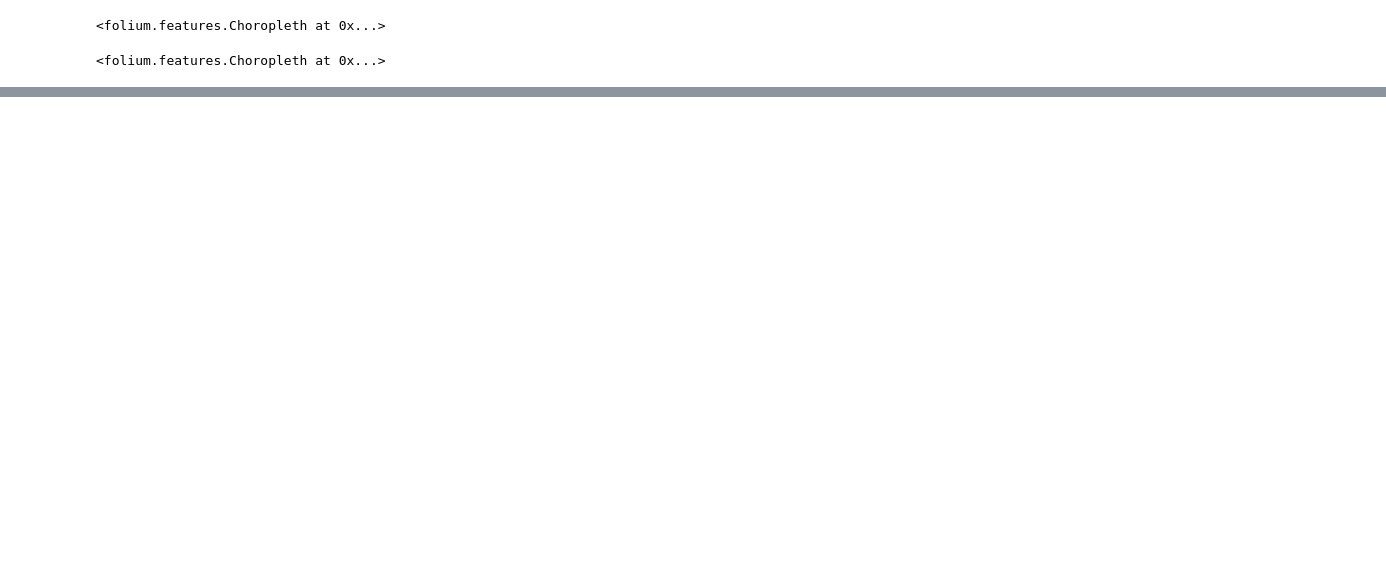
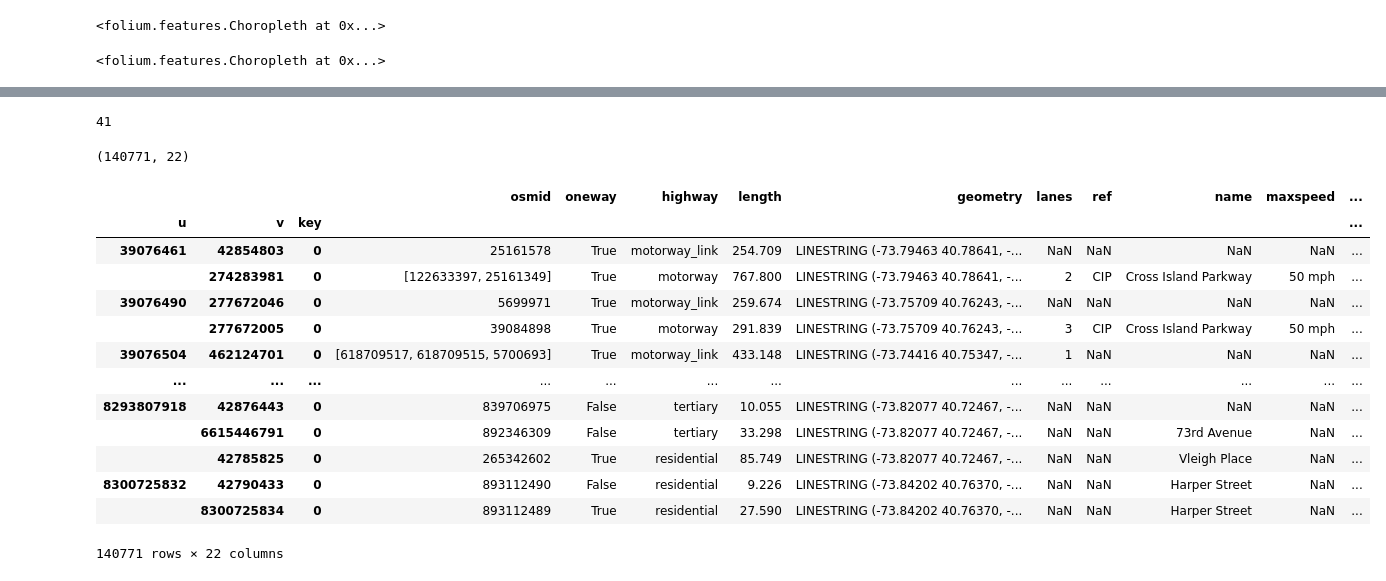
Before and after one commit to jcoumont/nyc-navigation, a Jupyter notebook: playground/OSM_2.ipynb, the cells around one changed output, grey strips where cells are left out. Cells and saved outputs as stored; diff of their text form; code cells hidden in the pictures; blank space fills up the shorter version.

Commit message:
sjoin stack

```diff
--- a/playground/OSM_2.ipynb
+++ b/playground/OSM_2.ipynb
@@ -183,0 +226,2 @@ map_nyc
+# %%
+merged = gpd.sjoin(ec, gdf3, how="left", op='intersects')
@@ -183,0 +250,31 @@ map_nyc
+# %%
+print(140812-140771)
+# %% [output]
+41
+# %%
+merged['geometry_str'] = merged['geometry'].apply(lambda x: str(x))
+# %%
+merged = merged.drop_duplicates(subset="geometry_str", keep="first")
+# %%
+merged = merged.drop("geometry_str", axis=1)
+# %%
+merged.shape
+# %% [output]
+(140771, 22)
+# %%
+merged[merged['accidents'].isna()]
+# %% [output]
+|  |  |  | osmid | oneway | highway | length | geometry | lanes | ref | name | maxspeed | ... |
+| u | v | key |  |  |  |  |  |  |  |  |  | ... |
+| 39076461 | 42854803 | 0 | 25161578 | True | motorway_link | 254.709 | LINESTRING (-73.79463 40.78641, -... | NaN | NaN | NaN | NaN | ... |
+|  | 274283981 | 0 | [122633397, 25161349] | True | motorway | 767.800 | LINESTRING (-73.79463 40.78641, -... | 2 | CIP | Cross Island Parkway | 50 mph | ... |
+| 39076490 | 277672046 | 0 | 5699971 | True | motorway_link | 259.674 | LINESTRING (-73.75709 40.76243, -... | NaN | NaN | NaN | NaN | ... |
+|  | 277672005 | 0 | 39084898 | True | motorway | 291.839 | LINESTRING (-73.75709 40.76243, -... | 3 | CIP | Cross Island Parkway | 50 mph | ... |
+| 39076504 | 462124701 | 0 | [618709517, 618709515, 5700693] | True | motorway_link | 433.148 | LINESTRING (-73.74416 40.75347, -... | 1 | NaN | NaN | NaN | ... |
+| ... | ... | ... | ... | ... | ... | ... | ... | ... | ... | ... | ... | ... |
+| 8293807918 | 42876443 | 0 | 839706975 | False | tertiary | 10.055 | LINESTRING (-73.82077 40.72467, -... | NaN | NaN | NaN | NaN | ... |
+|  | 6615446791 | 0 | 892346309 | False | tertiary | 33.298 | LINESTRING (-73.82077 40.72467, -... | NaN | NaN | 73rd Avenue | NaN | ... |
+|  | 42785825 | 0 | 265342602 | True | residential | 85.749 | LINESTRING (-73.82077 40.72467, -... | NaN | NaN | Vleigh Place | NaN | ... |
+| 8300725832 | 42790433 | 0 | 893112490 | False | residential | 9.226 | LINESTRING (-73.84202 40.76370, -... | NaN | NaN | Harper Street | NaN | ... |
+|  | 8300725834 | 0 | 893112489 | True | residential | 27.590 | LINESTRING (-73.84202 40.76370, -... | NaN | NaN | Harper Street | NaN | ... |
+140771 rows × 22 columns
```
Also changed, not shown: parts of 25 cells of this notebook, 5 other files.
